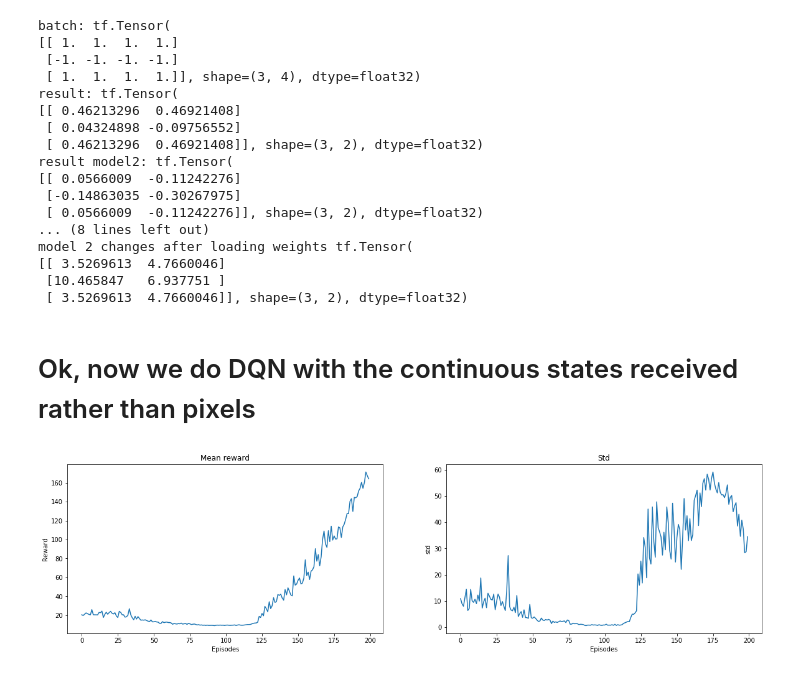
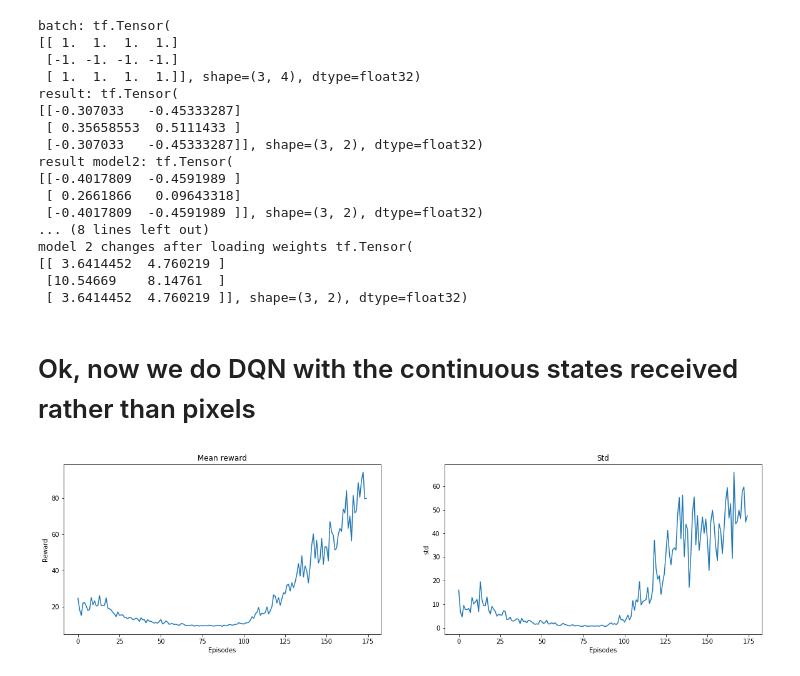
Before and after one commit to whathelll/Reinforcement-Learning, a Jupyter notebook: DQN/4-CartpoleDuelingDQN-TF-.ipynb, the cells around one changed output. Saved outputs shown, nothing was run; the diff lists cells and outputs as text; code cells hidden in the pictures.

```diff
--- a/DQN/4-CartpoleDuelingDQN-TF-.ipynb
+++ b/DQN/4-CartpoleDuelingDQN-TF-.ipynb
@@ -32,17 +28,12 @@ class LinearModel(tf.keras.Model):
     def __init__(self):
         super(LinearModel, self).__init__()
         self.dense1 = tf.keras.layers.Dense(units=128, activation=tf.nn.relu)
-#         self.dense2 = tf.keras.layers.Dense(units=128, activation="relu")
-        self.dense3 = tf.keras.layers.Dense(units=2)
+        self.dense2 = tf.keras.layers.Dense(units=2)
         self.densev = tf.keras.layers.Dense(units=1)
-#         self.init()
 
     def call(self, input):
         result = self.dense1(input)
-#         result = self.dense2(result)
-#         result = self.dense3(result)
-        result = self.dense1(input)
-        a = self.dense3(result)
+        a = self.dense2(result)
         v = self.densev(result)
 
         N = tf.constant(a.shape[1], dtype=tf.float32)
@@ -54,10 +45,6 @@ class LinearModel(tf.keras.Model):
 
         # y*one_hot
         y = tf.reduce_sum(y * actions, keep_dims=True, reduction_indices=1)
-        # y --> gather
-#         idx = tf.stack([tf.range(targets.shape[0]), actions], axis=1)
-#         y = tf.gather_nd(y, idx)
-#         y = tf.expand_dims(y, axis=1)
         loss = (y - targets) ** 2
         return loss
 
@@ -105,10 +92,6 @@ for epoch in range(num_epochs):
 
 #     # Optimize the model
     loss = model.train(optimizer, batch, a_one_hot, y)
-#     print("Loss:", loss)
-#     grads = model.grad(batch, a, y)
-#     optimizer.apply_gradients(zip(grads, model.variables),
-#                               global_step=tf.train.get_or_create_global_step())
 
 print("model 1 after training", model(batch))
 print("model 2 stays the same", model2(batch))
@@ -120,18 +103,18 @@ batch: tf.Tensor(
  [-1. -1. -1. -1.]
  [ 1.  1.  1.  1.]], shape=(3, 4), dtype=float32)
 result: tf.Tensor(
-[[ 0.46213296  0.46921408]
- [ 0.04324898 -0.09756552]
- [ 0.46213296  0.46921408]], shape=(3, 2), dtype=float32)
+[[-0.307033   -0.45333287]
+ [ 0.35658553  0.5111433 ]
+ [-0.307033   -0.45333287]], shape=(3, 2), dtype=float32)
 result model2: tf.Tensor(
-[[ 0.0566009  -0.11242276]
- [-0.14863035 -0.30267975]
- [ 0.0566009  -0.11242276]], shape=(3, 2), dtype=float32)
+[[-0.4017809  -0.4591989 ]
+ [ 0.2661866   0.09643318]
+ [-0.4017809  -0.4591989 ]], shape=(3, 2), dtype=float32)
 ... (8 lines left out)
 model 2 changes after loading weights tf.Tensor(
-[[ 3.5269613  4.7660046]
- [10.465847   6.937751 ]
- [ 3.5269613  4.7660046]], shape=(3, 2), dtype=float32)
+[[ 3.6414452  4.760219 ]
+ [10.54669    8.14761  ]
+ [ 3.6414452  4.760219 ]], shape=(3, 2), dtype=float32)
 # %% [markdown]
 # Ok, now we do DQN with the continuous states received rather than pixels
 # %%
@@ -142,12 +125,11 @@ class DQNLinearLearner(object):
         self.epsilon = Epsilon(start=1.0, end=0.01, update_increment=0.015)
         self.gamma = 0.99
         self.train_q_per_step = 4
-        self.train_q_batch_size = 256
-        self.steps_before_training = 500
+        self.train_q_batch_size = 128
+        self.steps_before_training = 128
         self.target_q_update_frequency = 100
 
         self.memory = ReplayMemory(capacity=10000)
-#         self.memory = PrioritisedReplayMemory(capacity=10000, e=0.1, alpha=0.5)
         self.optimizer = tf.train.AdamOptimizer(learning_rate=1e-3)
         self.Q = LinearModel()
         self.Qt = LinearModel()
@@ -205,9 +187,6 @@ class DQNLinearLearner(object):
                 if step % self.target_q_update_frequency == 0 and step > self.steps_before_training:
                     self.update_target_q()
 
-#                 if display is not None and step % 100 == 0:
-#                     display(self)
-
             if step > self.steps_before_training:
                 self.epsilon.increment() # increment epsilon per episode
             self.episode_rewards.append(episode_reward)
@@ -220,8 +199,6 @@ class DQNLinearLearner(object):
         if self.train_q_batch_size >= len(self.memory):
             return
 
-#         transition, indices = self.memory.sample(self.train_q_batch_size)
-#         s, a, s_1, r, done = transition
         s, a, s_1, r, done = self.memory.sample(self.train_q_batch_size)
         s = tf.constant(s, dtype=tf.float32)
         a = tf.squeeze(tf.constant(a, dtype=tf.int32))
@@ -241,59 +218,37 @@ class DQNLinearLearner(object):
 
         loss = self.Q.train(self.optimizer, s, a_one_hot, y)
 
         self.l_tq_squared_error.append(loss.numpy().mean())
 
     def update_target_q(self):
         self.Qt.set_weights(self.Q.get_weights())
 
     def run(self):
         self.env = gym.make("CartPole-v0")
         self.reset()
         self.epsilon.isTraining = False
-#         self.env.render()
         episode_reward = 0
         while True:
             self.env.render()
             action = self.get_action(self.s)
             s_1, r, done, _ = self.env.step(action)
             episode_reward += r
             self.s = s_1
 
             if done:
                 break;
 
         self.env.close()
         print("Total Reward: ", episode_reward)
 
-env = gym.make("CartPole-v0")
-learner = DQNLinearLearner(env, double_Q=False)
-
-def show_chart(learner):
-    plt.figure(figsize=(15,10))
-    plt.subplot(2, 2, 1)
-    plt.xlabel('Episode')
-    plt.ylabel('Duration')
-    plt.plot(learner.episode_rewards)
-    plt.subplot(2, 2, 2)
-    plt.xlabel('Last x Training Cycles')
-    plt.ylabel('Loss')
-    plt.plot(list(learner.l_tq_squared_error))
-    plt.subplot(2, 2, 3)
-    plt.xlabel('Episode')
-    plt.ylabel('Epsilon')
-    plt.plot(list(learner.epsilon_log))
-#     display.clear_output(wait=True)
-#     display.display(plt.gcf())
-
-# %time learner.train(200, show_chart)
 
 reward_history = RewardHistory()
 for i in range(20):
-    learner = DQNLinearLearner(double_Q=True)
-    learner.train(200)
+    learner = DQNLinearLearner(double_Q=False)
+    learner.train(175)
     reward_history.append(learner.episode_rewards)
+
+reward_history.plot()
+# %% [output]
+[figure, added]
-# %%
-reward_history.plot()
-# %% [output]
-[figure, removed]
 # %%
```
Also changed, not shown: parts of 4 cells of this notebook, 6 other files.
